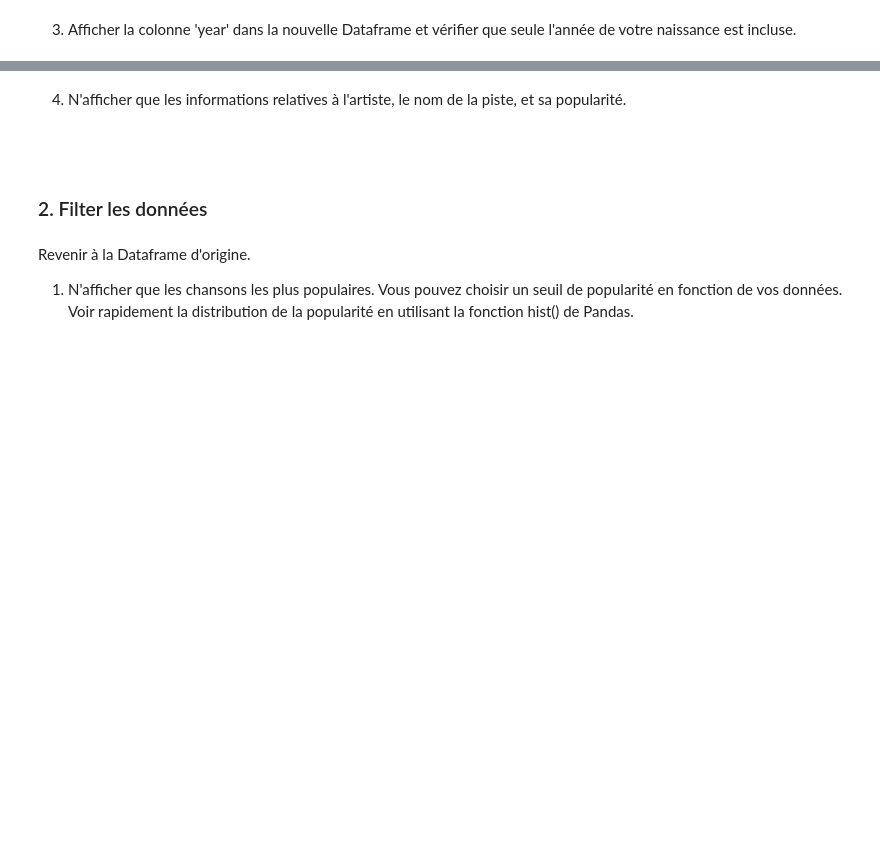
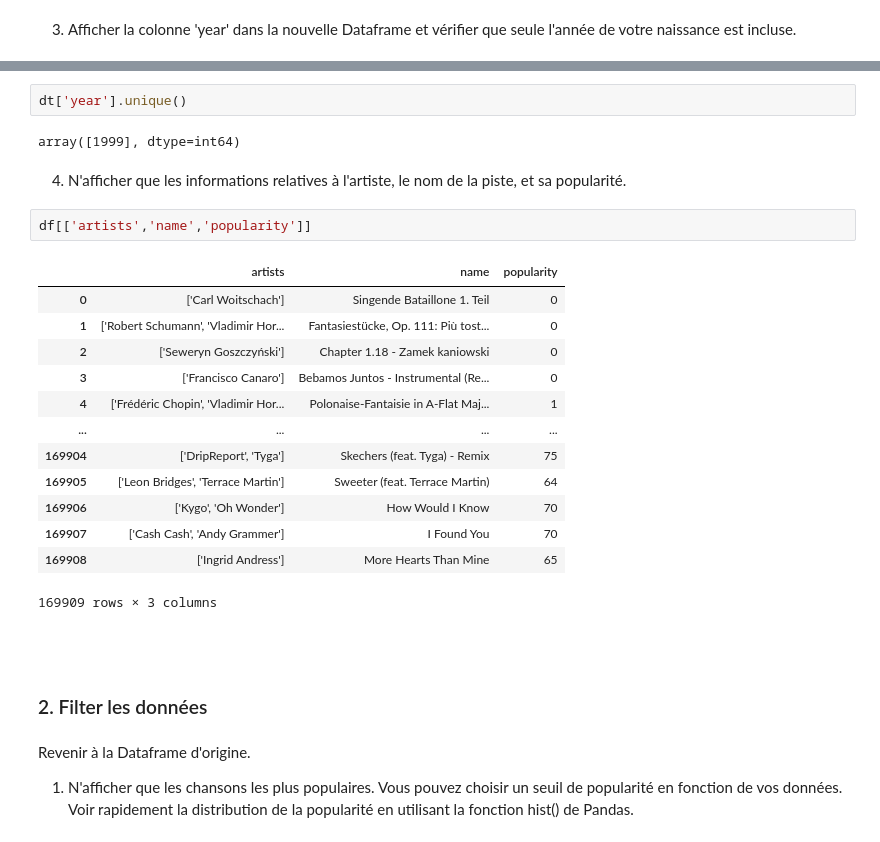
Before and after one commit to ziyadhr99/Lab_IA, a Jupyter notebook: Lab1_numpy_pandas/Lab1_AI_Numpy_Pandas.ipynb, the cells around one changed output, grey strips where cells are left out. Saved outputs shown, nothing was run; the diff lists cells and outputs as text; blank space fills up the shorter version.

```diff
--- a/Lab1_numpy_pandas/Lab1_AI_Numpy_Pandas.ipynb
+++ b/Lab1_numpy_pandas/Lab1_AI_Numpy_Pandas.ipynb
@@ -444,5 +529,25 @@ AttributeError: 'DataFrame' object has no attribute 'date_range'
+# %%
+dt['year'].unique()
+# %% [output]
+array([1999], dtype=int64)
 # %% [markdown]
 4. N'afficher que les informations relatives à l'artiste, le nom de la piste, et sa popularité.
+# %%
+df[['artists','name','popularity']]
+# %% [output]
+|  | artists | name | popularity |
+| 0 | ['Carl Woitschach'] | Singende Bataillone 1. Teil | 0 |
+| 1 | ['Robert Schumann', 'Vladimir Hor... | Fantasiestücke, Op. 111: Più tost... | 0 |
+| 2 | ['Seweryn Goszczyński'] | Chapter 1.18 - Zamek kaniowski | 0 |
+| 3 | ['Francisco Canaro'] | Bebamos Juntos - Instrumental (Re... | 0 |
+| 4 | ['Frédéric Chopin', 'Vladimir Hor... | Polonaise-Fantaisie in A-Flat Maj... | 1 |
+| ... | ... | ... | ... |
+| 169904 | ['DripReport', 'Tyga'] | Skechers (feat. Tyga) - Remix | 75 |
+| 169905 | ['Leon Bridges', 'Terrace Martin'] | Sweeter (feat. Terrace Martin) | 64 |
+| 169906 | ['Kygo', 'Oh Wonder'] | How Would I Know | 70 |
+| 169907 | ['Cash Cash', 'Andy Grammer'] | I Found You | 70 |
+| 169908 | ['Ingrid Andress'] | More Hearts Than Mine | 65 |
+169909 rows × 3 columns
 # %% [markdown]
 <br>
 # %% [markdown]
```
Also changed, not shown: parts of 8 cells of this notebook.
